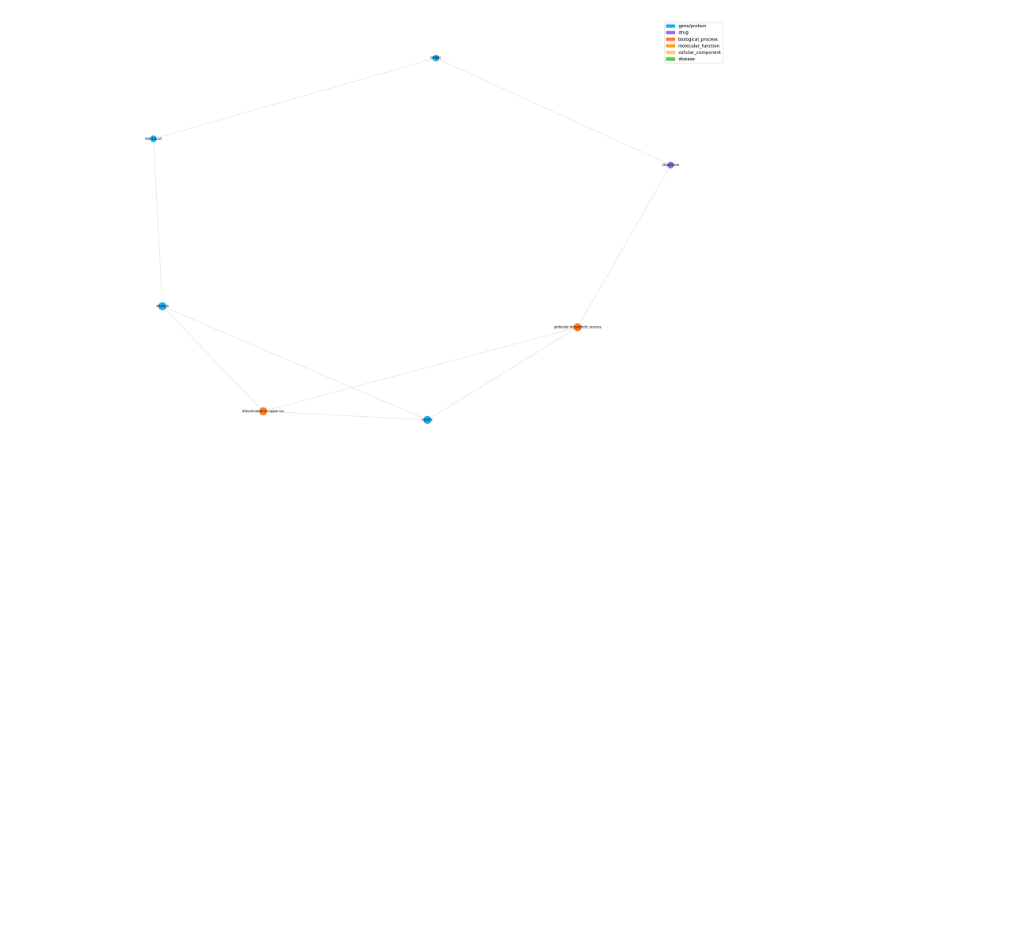
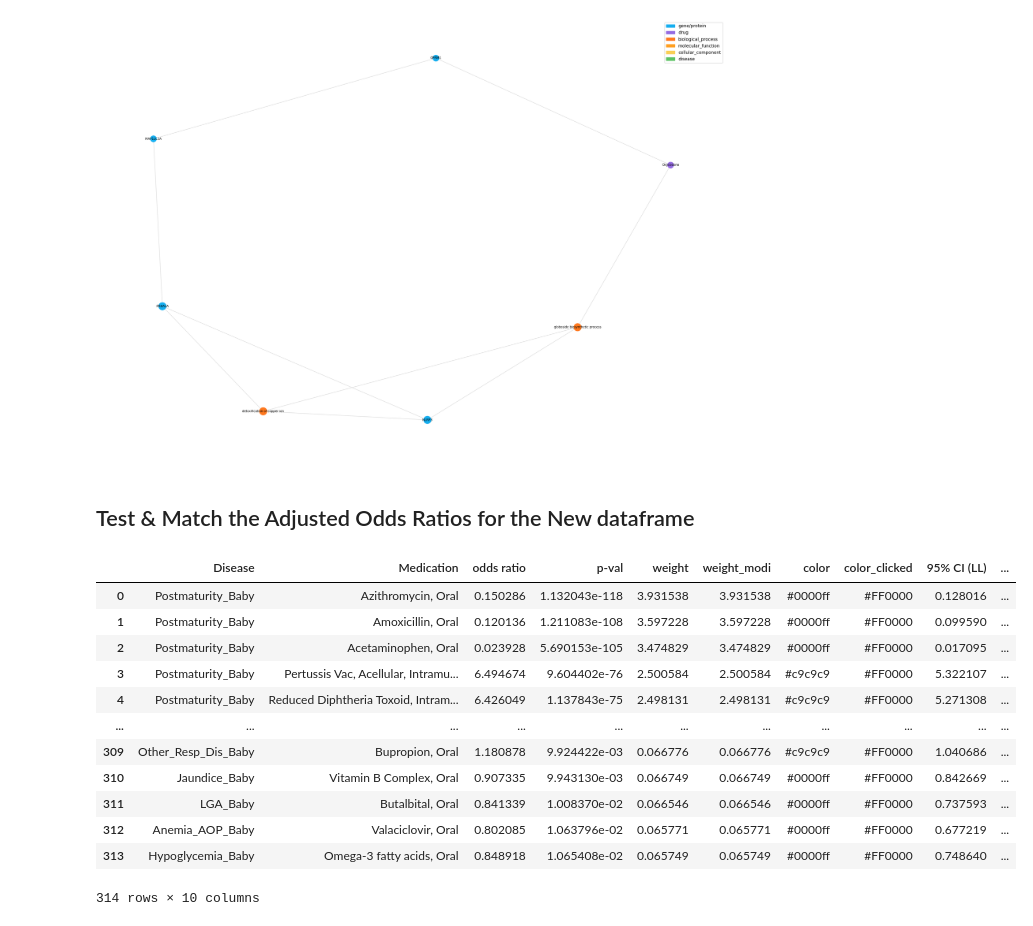
Before and after one commit to yerakim824/PregMedNet, a Jupyter notebook: Interactive_Webapp/Test_Previous_Formulas.ipynb, the cells around one changed output. Cells and saved outputs as stored; diff of their text form; code cells hidden in the pictures; blank space fills up the shorter version.

Commit message:
modified the adjusted or edges

```diff
--- a/Interactive_Webapp/Test_Previous_Formulas.ipynb
+++ b/Interactive_Webapp/Test_Previous_Formulas.ipynb
@@ -1134,3 +1135,24 @@ plt.legend(handles=[gene,drug,bio,mole,cell,dz])
 plt.show()
 # %% [output]
 [figure]
+# %% [markdown]
+## Test & Match the Adjusted Odds Ratios for the New dataframe
+# %%
+prev_edge = pd.read_csv('2024_reference_tables/adj_edges.csv').drop(columns=['Unnamed: 0'],axis=1)
+current_edge = pd.read_csv('2024_reference_tables/CORRECTED_ADJ_ODDS_AUG2024.csv').drop(columns=['Unnamed: 0'],axis=1)
+# %%
+prev_edge
+# %% [output]
+|  | Disease | Medication | odds ratio | p-val | weight | weight_modi | color | color_clicked | 95% CI (LL) | ... |
+| 0 | Postmaturity_Baby | Azithromycin, Oral | 0.150286 | 1.132043e-118 | 3.931538 | 3.931538 | #0000ff | #FF0000 | 0.128016 | ... |
+| 1 | Postmaturity_Baby | Amoxicillin, Oral | 0.120136 | 1.211083e-108 | 3.597228 | 3.597228 | #0000ff | #FF0000 | 0.099590 | ... |
+| 2 | Postmaturity_Baby | Acetaminophen, Oral | 0.023928 | 5.690153e-105 | 3.474829 | 3.474829 | #0000ff | #FF0000 | 0.017095 | ... |
+| 3 | Postmaturity_Baby | Pertussis Vac, Acellular, Intramu... | 6.494674 | 9.604402e-76 | 2.500584 | 2.500584 | #c9c9c9 | #FF0000 | 5.322107 | ... |
+| 4 | Postmaturity_Baby | Reduced Diphtheria Toxoid, Intram... | 6.426049 | 1.137843e-75 | 2.498131 | 2.498131 | #c9c9c9 | #FF0000 | 5.271308 | ... |
+| ... | ... | ... | ... | ... | ... | ... | ... | ... | ... | ... |
+| 309 | Other_Resp_Dis_Baby | Bupropion, Oral | 1.180878 | 9.924422e-03 | 0.066776 | 0.066776 | #c9c9c9 | #FF0000 | 1.040686 | ... |
+| 310 | Jaundice_Baby | Vitamin B Complex, Oral | 0.907335 | 9.943130e-03 | 0.066749 | 0.066749 | #0000ff | #FF0000 | 0.842669 | ... |
+| 311 | LGA_Baby | Butalbital, Oral | 0.841339 | 1.008370e-02 | 0.066546 | 0.066546 | #0000ff | #FF0000 | 0.737593 | ... |
+| 312 | Anemia_AOP_Baby | Valaciclovir, Oral | 0.802085 | 1.063796e-02 | 0.065771 | 0.065771 | #0000ff | #FF0000 | 0.677219 | ... |
+| 313 | Hypoglycemia_Baby | Omega-3 fatty acids, Oral | 0.848918 | 1.065408e-02 | 0.065749 | 0.065749 | #0000ff | #FF0000 | 0.748640 | ... |
+314 rows × 10 columns
```
Also changed, not shown: parts of 5 cells of this notebook, 2 other files.
